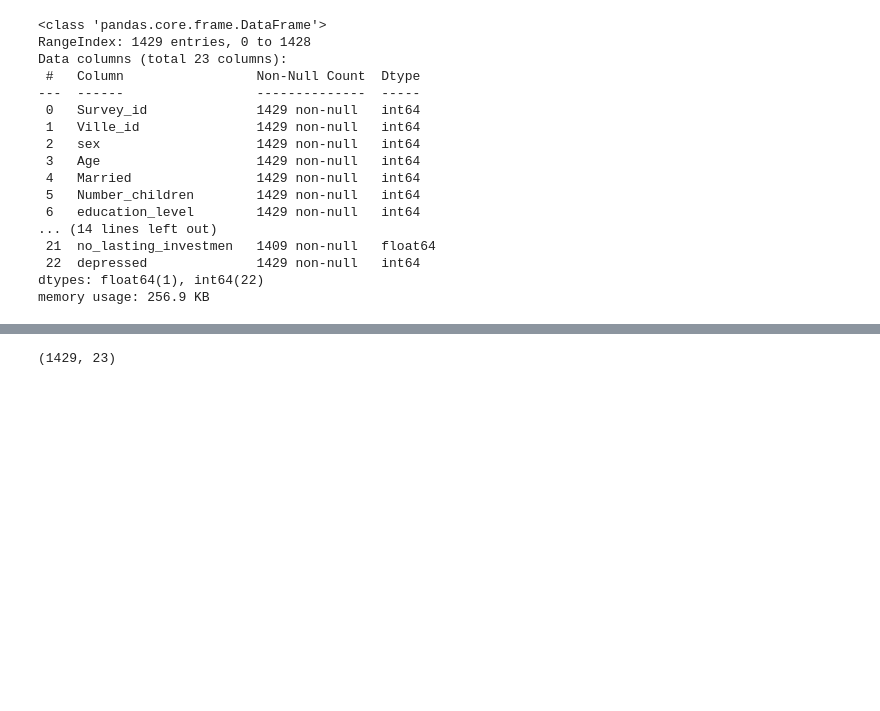
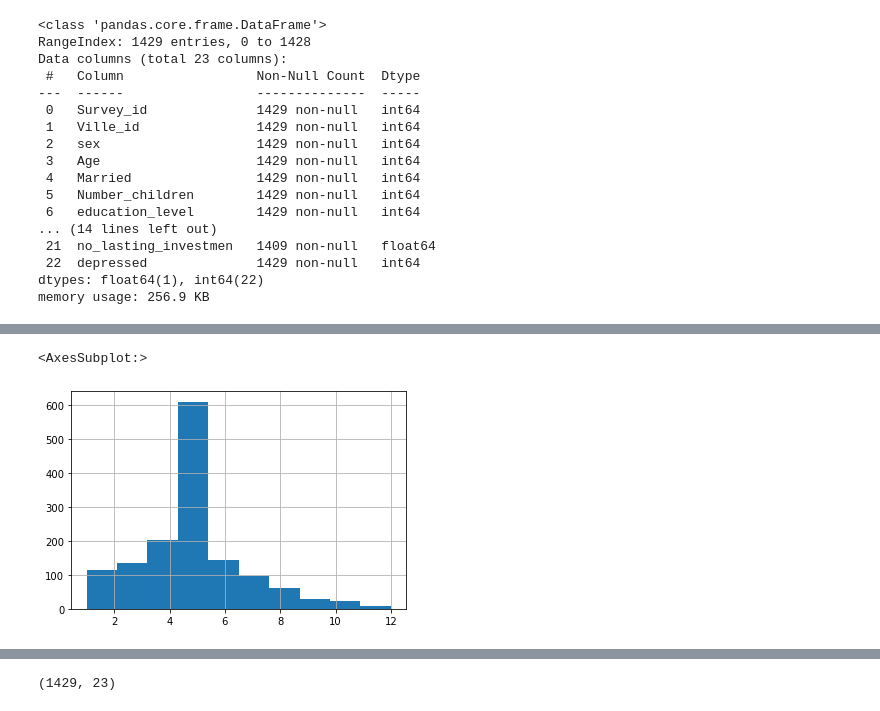
Before and after one commit to kaline/TrabalhoFinalML, a Jupyter notebook: dataset.ipynb, the cells around one changed output, grey strips where cells are left out. Drawn from its saved outputs; the diff is of its cells as text; code cells hidden in the pictures; blank space fills up the shorter version.

```diff
--- a/dataset.ipynb
+++ b/dataset.ipynb
@@ -67,0 +77,5 @@ memory usage: 256.9 KB
+# %%
+df['total_members'].hist()
+# %% [output]
+<AxesSubplot:>
+[figure, added]
```
Also changed, not shown: parts of 6 cells of this notebook.
